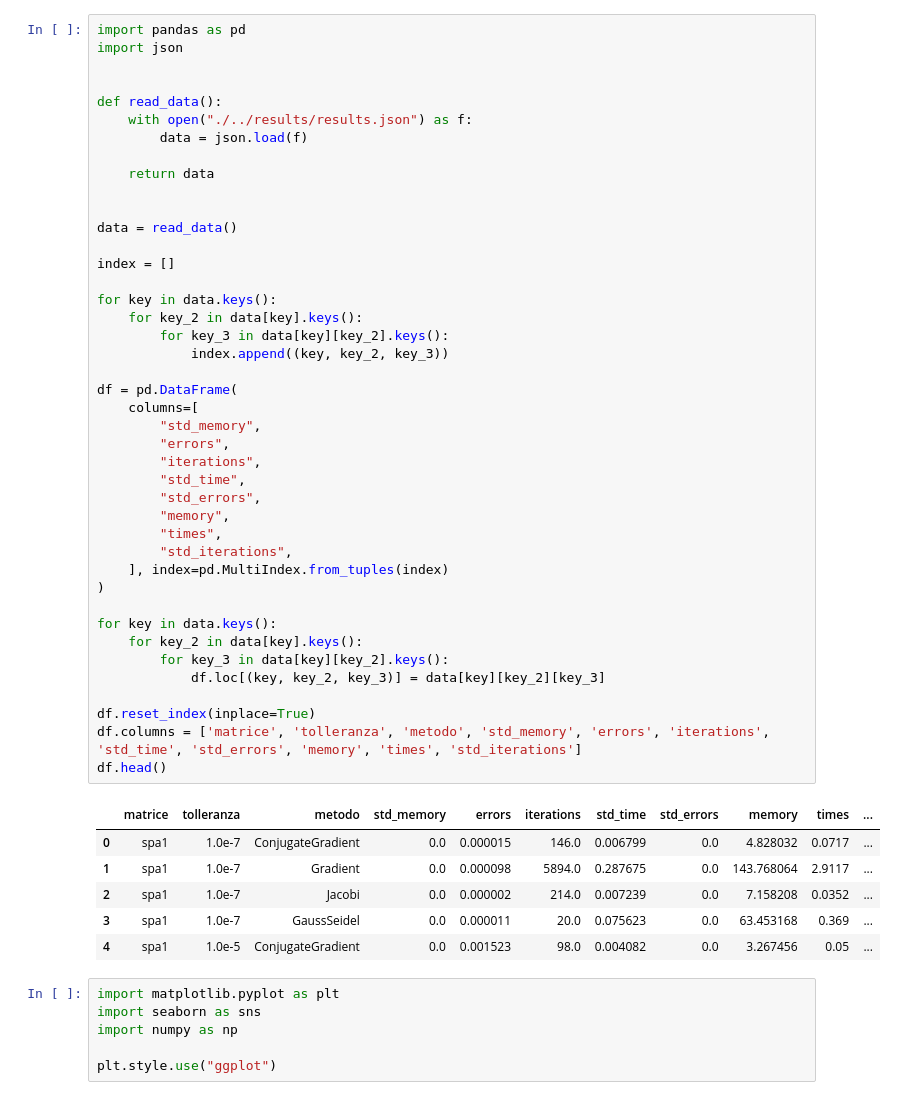
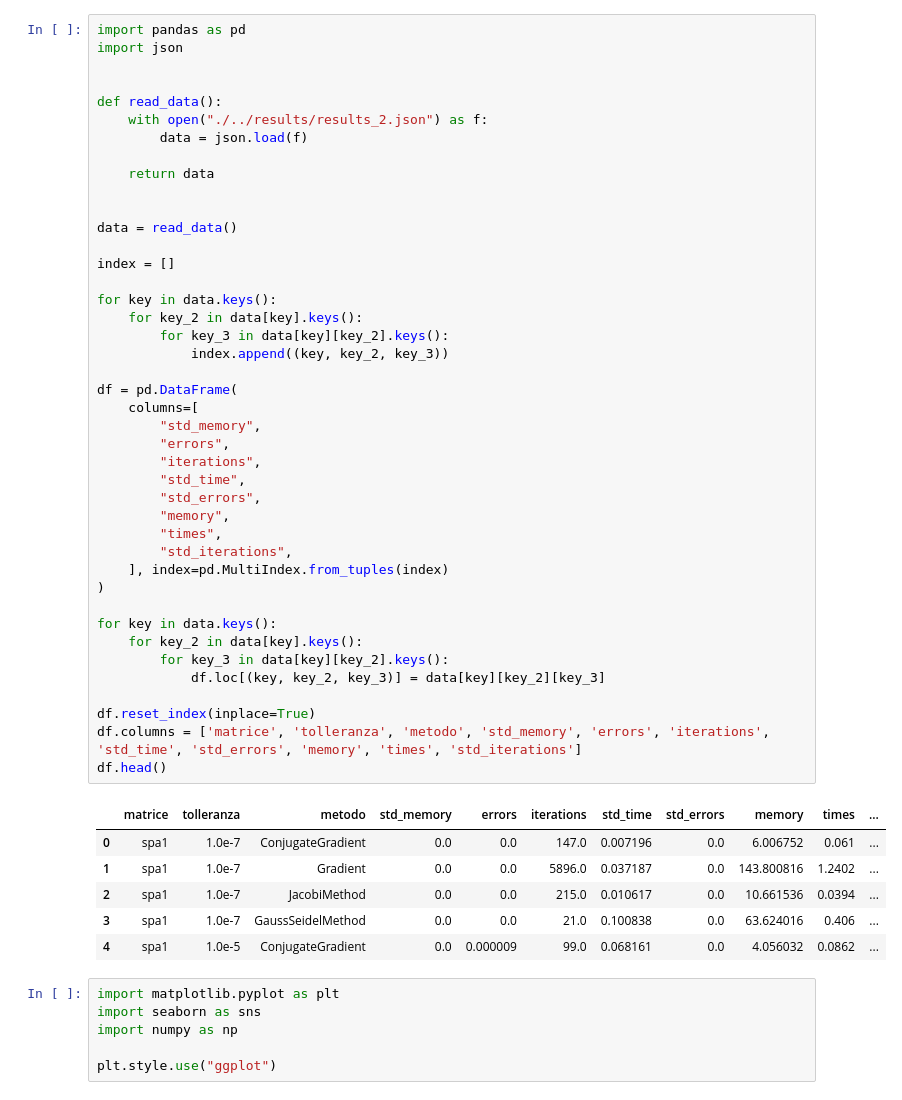
Before and after one commit to TommasoFerrario18/Methods-of-Scientific-Computing, a Jupyter notebook: src/tmp.ipynb, the cells around one changed output. Drawn from its saved outputs; the diff is of its cells as text.

```diff
--- a/src/tmp.ipynb
+++ b/src/tmp.ipynb
@@ -4,7 +4,7 @@ import json
 
 
 def read_data():
-    with open("./../results/results.json") as f:
+    with open("./../results/results_2.json") as f:
         data = json.load(f)
 
     return data
@@ -15,38 +15,38 @@ data = read_data()
 index = []
 
 for key in data.keys():
     for key_2 in data[key].keys():
         for key_3 in data[key][key_2].keys():
             index.append((key, key_2, key_3))
 
 df = pd.DataFrame(
     columns=[
         "std_memory",
         "errors",
         "iterations",
         "std_time",
         "std_errors",
         "memory",
         "times",
         "std_iterations",
     ], index=pd.MultiIndex.from_tuples(index)
 )
 
 for key in data.keys():
     for key_2 in data[key].keys():
         for key_3 in data[key][key_2].keys():
             df.loc[(key, key_2, key_3)] = data[key][key_2][key_3]
 
 df.reset_index(inplace=True)
 df.columns = ['matrice', 'tolleranza', 'metodo', 'std_memory', 'errors', 'iterations', 'std_time', 'std_errors', 'memory', 'times', 'std_iterations']
 df.head()
 # %% [output]
 |  | matrice | tolleranza | metodo | std_memory | errors | iterations | std_time | std_errors | memory | times | ... |
-| 0 | spa1 | 1.0e-7 | ConjugateGradient | 0.0 | 0.000015 | 146.0 | 0.006799 | 0.0 | 4.828032 | 0.0717 | ... |
-| 1 | spa1 | 1.0e-7 | Gradient | 0.0 | 0.000098 | 5894.0 | 0.287675 | 0.0 | 143.768064 | 2.9117 | ... |
-| 2 | spa1 | 1.0e-7 | Jacobi | 0.0 | 0.000002 | 214.0 | 0.007239 | 0.0 | 7.158208 | 0.0352 | ... |
-| 3 | spa1 | 1.0e-7 | GaussSeidel | 0.0 | 0.000011 | 20.0 | 0.075623 | 0.0 | 63.453168 | 0.369 | ... |
-| 4 | spa1 | 1.0e-5 | ConjugateGradient | 0.0 | 0.001523 | 98.0 | 0.004082 | 0.0 | 3.267456 | 0.05 | ... |
+| 0 | spa1 | 1.0e-7 | ConjugateGradient | 0.0 | 0.0 | 147.0 | 0.007196 | 0.0 | 6.006752 | 0.061 | ... |
+| 1 | spa1 | 1.0e-7 | Gradient | 0.0 | 0.0 | 5896.0 | 0.037187 | 0.0 | 143.800816 | 1.2402 | ... |
+| 2 | spa1 | 1.0e-7 | JacobiMethod | 0.0 | 0.0 | 215.0 | 0.010617 | 0.0 | 10.661536 | 0.0394 | ... |
+| 3 | spa1 | 1.0e-7 | GaussSeidelMethod | 0.0 | 0.0 | 21.0 | 0.100838 | 0.0 | 63.624016 | 0.406 | ... |
+| 4 | spa1 | 1.0e-5 | ConjugateGradient | 0.0 | 0.000009 | 99.0 | 0.068161 | 0.0 | 4.056032 | 0.0862 | ... |
 # %%
 import matplotlib.pyplot as plt
 import seaborn as sns
```
Also changed, not shown: parts of 6 cells of this notebook, 3 other files.
